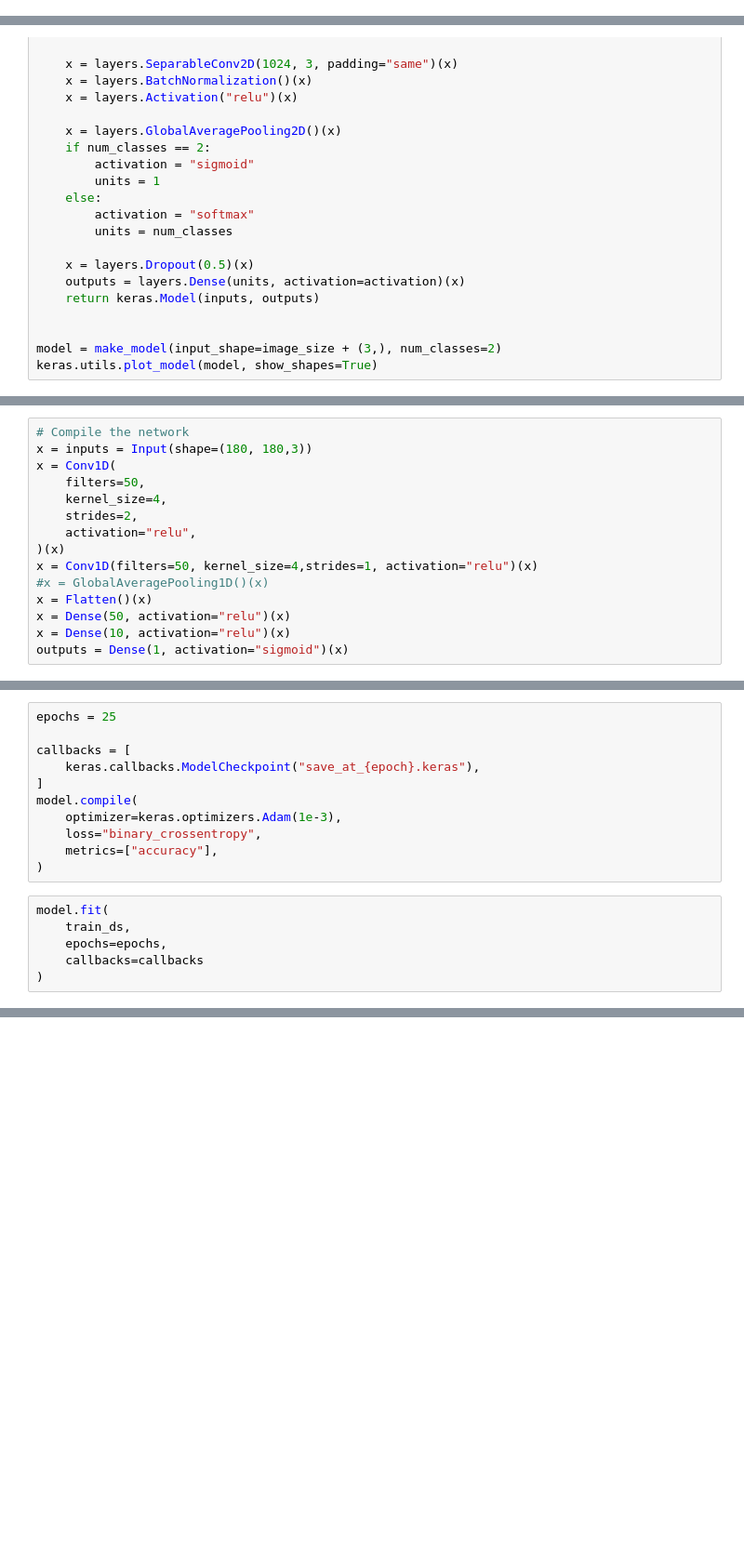
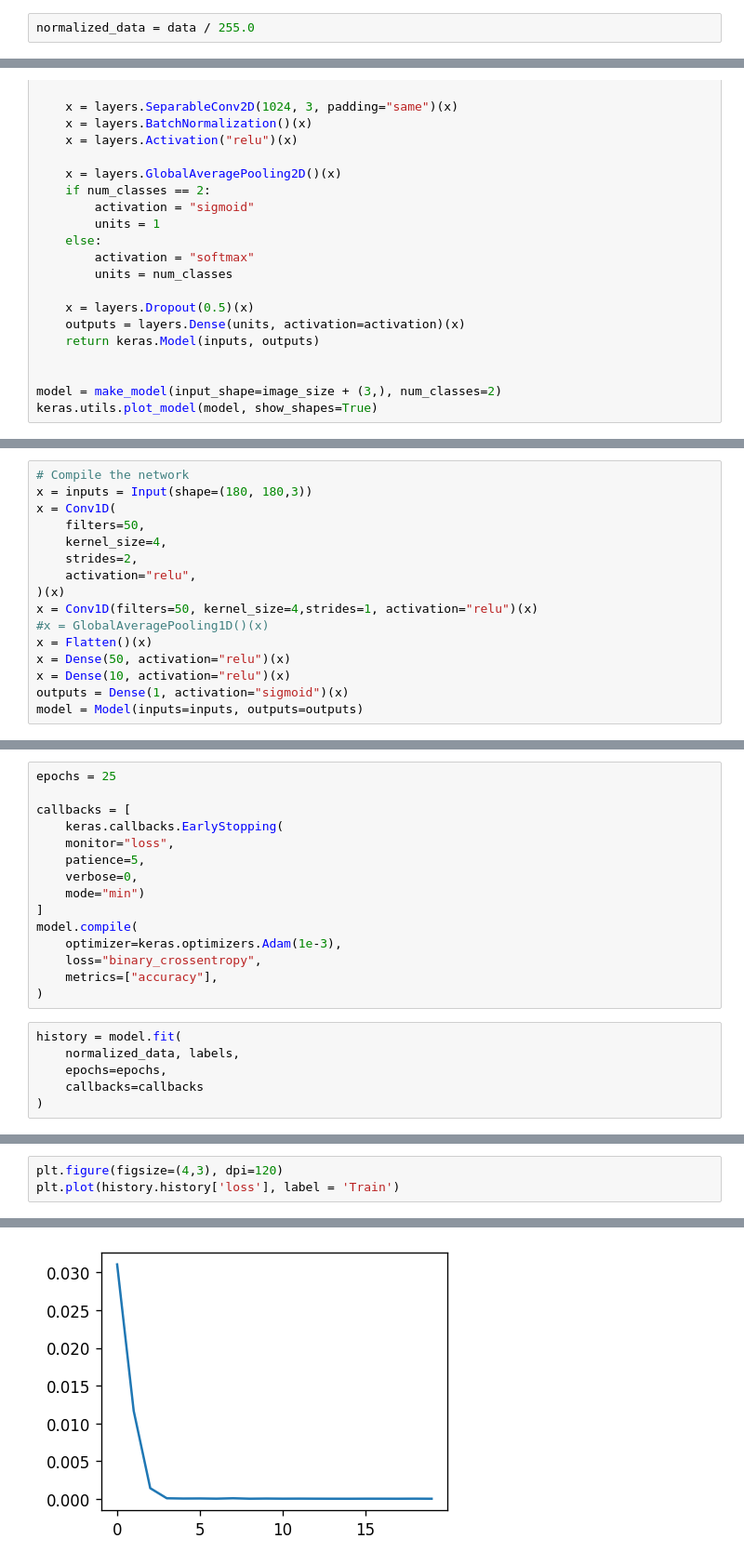
Before and after one commit to Brainz22/AI4PID, a Jupyter notebook: ImgClassification.ipynb, the cells around one changed output, grey strips where cells are left out. Shown at 93% size. Drawn from its saved outputs; the diff is of its cells as text; blank space fills up the shorter version.

```diff
--- a/ImgClassification.ipynb
+++ b/ImgClassification.ipynb
@@ -76,0 +75,2 @@ for images, labels in train_ds.take(1):
+# %%
+normalized_data = data / 255.0
@@ -167,3 +169,4 @@ x = Flatten()(x)
 x = Dense(50, activation="relu")(x)
 x = Dense(10, activation="relu")(x)
 outputs = Dense(1, activation="sigmoid")(x)
+model = Model(inputs=inputs, outputs=outputs)
@@ -190,7 +174,11 @@ ResourceExhaustedError: {{function_node __wrapped__StatelessRandomUniformV2_devi
 epochs = 25
 
 callbacks = [
-    keras.callbacks.ModelCheckpoint("save_at_{epoch}.keras"),
+    keras.callbacks.EarlyStopping(
+    monitor="loss",
+    patience=5,
+    verbose=0,
+    mode="min")
 ]
 model.compile(
     optimizer=keras.optimizers.Adam(1e-3),
@@ -198,8 +186,8 @@ model.compile(
     metrics=["accuracy"],
 )
 # %%
-model.fit(
-    train_ds,
+history = model.fit(
+    normalized_data, labels,
     epochs=epochs,
     callbacks=callbacks
 )
@@ -217,0 +212,4 @@ get_available_gpus()
+# %%
+plt.figure(figsize=(4,3), dpi=120)
+plt.plot(history.history['loss'], label = 'Train')
+# %% [output]
@@ -217,0 +217 @@ get_available_gpus()
+[figure, added]
```
Also changed, not shown: parts of 25 cells of this notebook, 1 other file.
